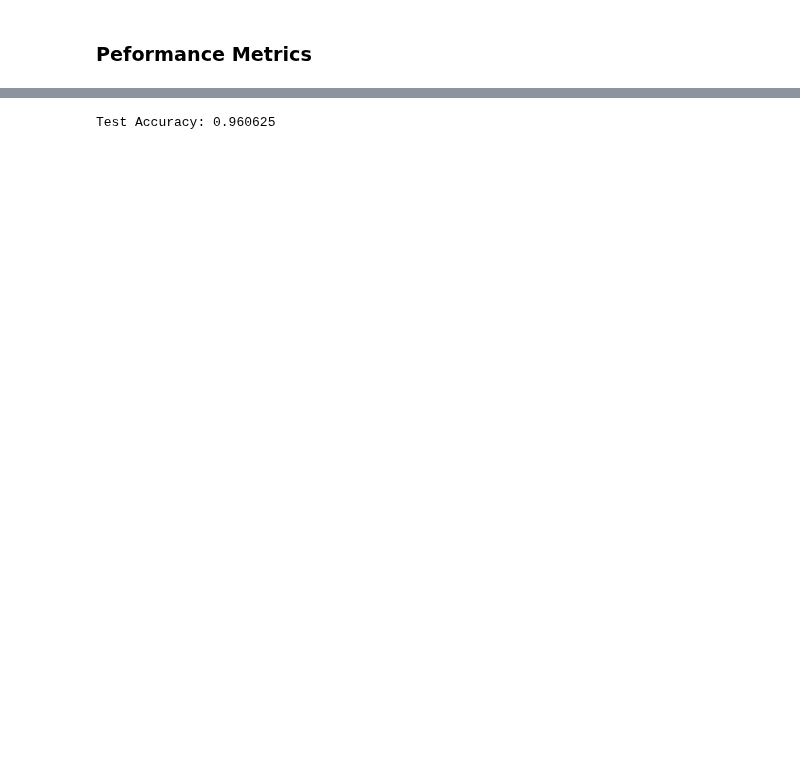
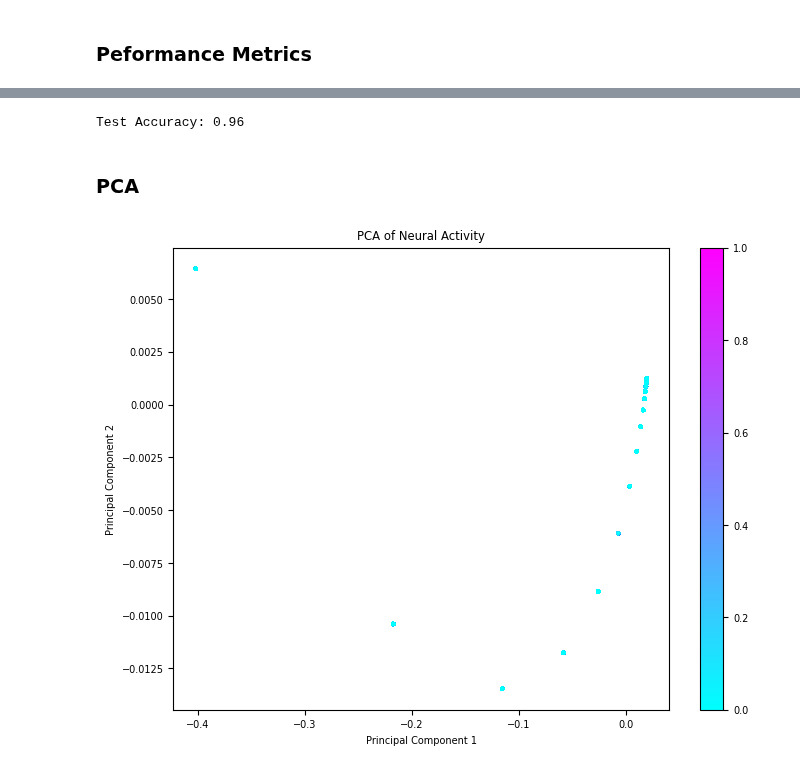
Before and after one commit to adampotton/Cognitive_AI_CW, a Jupyter notebook: Q2A_LSTM_BI_1.ipynb, the cells around one changed output, grey strips where cells are left out. Saved outputs shown, nothing was run; the diff lists cells and outputs as text; code cells hidden in the pictures; blank space fills up the shorter version.

```diff
--- a/Q2A_LSTM_BI_1.ipynb
+++ b/Q2A_LSTM_BI_1.ipynb
@@ -189,20 +239,53 @@ plt.show()
 # %%
+dataset = ngym.Dataset(config['envid'], env_kwargs=config['env_kwargs'], batch_size=1, seq_len=config['seq_len']) # Generate dataset
 env = dataset.env # Reset environment
+
 env.reset(no_step=True)
+all_activity = []
+all_labels = []
 
-for i in range(500):
+for i in range(1000):
+    env.new_trial()
     test_inputs, test_labels = dataset()
     test_inputs = torch.from_numpy(test_inputs).type(torch.float)
     test_labels = torch.from_numpy(test_labels.flatten()).type(torch.long)
     test_accs = []
     with torch.no_grad():
-        test_output, _ = net(test_inputs)
+        test_output, act = net(test_inputs)
         test_output = test_output.view(-1, output_size)
         criterion = nn.CrossEntropyLoss()
         test_loss = criterion(test_output, test_labels)
+        all_activity.append(act.numpy())
+        all_labels.append(test_labels.numpy())
         test_acc = (torch.argmax(test_output, dim=1) == test_labels).sum().item() / test_labels.shape[0]
         test_accs.append(test_acc)
 
 print('Test Accuracy:', np.mean(test_accs))
 # %% [output]
-Test Accuracy: 0.960625
+Test Accuracy: 0.96
+# %% [markdown]
+### PCA
+# %%
+from sklearn.decomposition import PCA
+import matplotlib.pyplot as plt
+plt.rcParams['font.family'] = 'sans-serif'
+plt.rcParams['font.sans-serif'] = ['DejaVu Sans']
+
+activity = np.vstack(all_activity)
+labels = np.concatenate(all_labels)
+
+num_trials, seq_len, num_features = activity.shape
+activity = activity.reshape(num_trials, seq_len * num_features)
+
+pca = PCA(n_components=2)
+pca_result = pca.fit_transform(activity)
+
+plt.figure(figsize=(8, 6))
+plt.scatter(pca_result[:, 0], pca_result[:, 1], c=all_labels, cmap='cool' ,s=4)
+plt.colorbar()  # Color by test labels
+plt.title('PCA of Neural Activity')
+plt.xlabel('Principal Component 1')
+plt.ylabel('Principal Component 2')
+plt.show()
+# %% [output]
+[figure, added]
```
Also changed, not shown: parts of 9 cells of this notebook.
